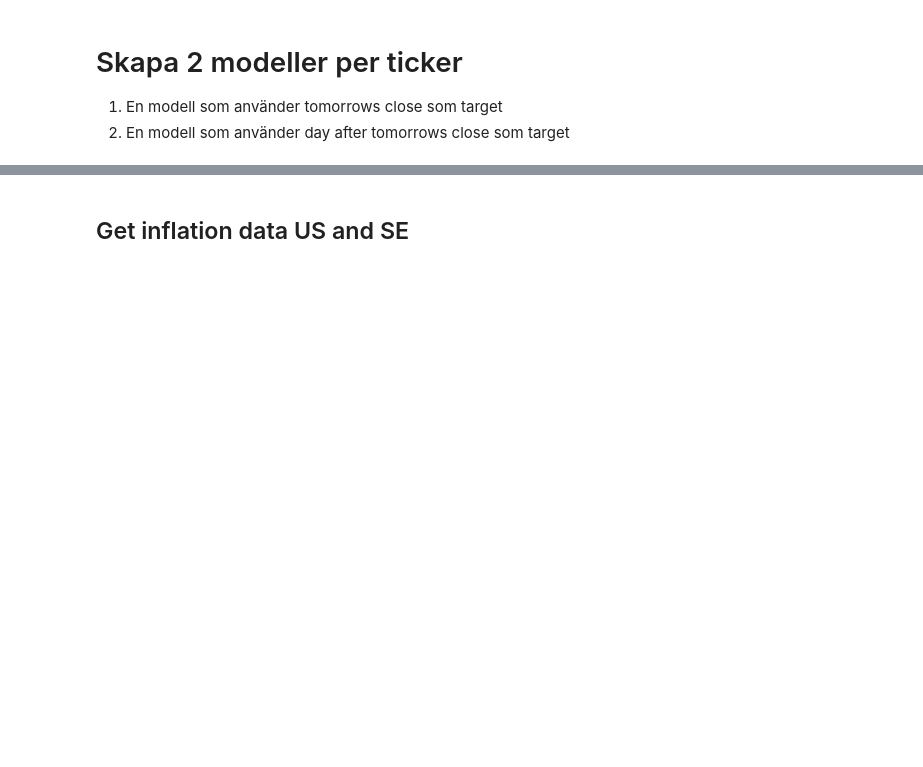
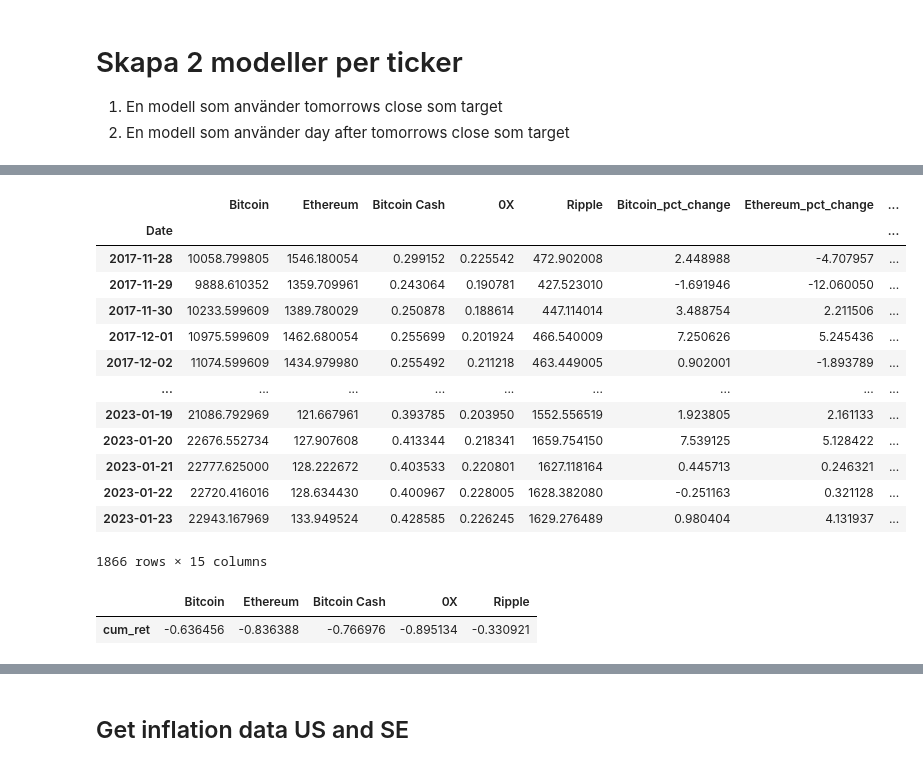
Before and after one commit to carokanns/the_new_Krypto, a Jupyter notebook: new_skapa_modeller.ipynb, the cells around one changed output, grey strips where cells are left out. Drawn from its saved outputs; the diff is of its cells as text; code cells hidden in the pictures; blank space fills up the shorter version.

```diff
--- a/new_skapa_modeller.ipynb
+++ b/new_skapa_modeller.ipynb
@@ -61,0 +87,16 @@ plotly==5.3.1
+# %%
+def import_ticker_data(tickers, ticker_names):
+    df = yf.download(tickers, interval='1d',
+                       group_by='ticker', auto_adjust=True)
+    df = pd.DataFrame(df.xs('Close', level=1, axis=1))
+    df.columns = ticker_names
+    df.dropna(inplace=True)
+
+    df = df.assign(**{ticker_name + '_pct_change': df[ticker_name].pct_change()*100 for ticker_name in ticker_names})
+    df.fillna(0, inplace=True)
+    # df.dropna(inplace=True)
+
+    return df
+
+df = import_ticker_data(tickers, ticker_names)
+df.tail(10)
@@ -61,0 +117,35 @@ plotly==5.3.1
+# %%
+def beräkna_rolling_mean(df, ticker_names, window=20):
+    rolling_mean=pd.DataFrame()
+    for ticker_name in ticker_names:
+        df[ticker_name+'-rolling']= df[ticker_name].rolling(window=window).mean()
+
+    df.dropna(inplace=True)
+    return df
+
+def beräkna_cumulative_return(df, ticker_names):
+    cumulative_return={}
+    for ticker_name in ticker_names:
+        cumulative_return[ticker_name] = (df[ticker_name].iloc[-1]/df[ticker_name].iloc[0]-1)
+    return cumulative_return
+
+df = beräkna_rolling_mean(df, ticker_names, window=20)
+display(df)
+display(pd.DataFrame(beräkna_cumulative_return(df.query("Date > '2021-04-13'"), ticker_names), index=['cum_ret']))
+# %% [output]
+|  | Bitcoin | Ethereum | Bitcoin Cash | 0X | Ripple | Bitcoin_pct_change | Ethereum_pct_change | ... |
+| Date |  |  |  |  |  |  |  | ... |
+| 2017-11-28 | 10058.799805 | 1546.180054 | 0.299152 | 0.225542 | 472.902008 | 2.448988 | -4.707957 | ... |
+| 2017-11-29 | 9888.610352 | 1359.709961 | 0.243064 | 0.190781 | 427.523010 | -1.691946 | -12.060050 | ... |
+| 2017-11-30 | 10233.599609 | 1389.780029 | 0.250878 | 0.188614 | 447.114014 | 3.488754 | 2.211506 | ... |
+| 2017-12-01 | 10975.599609 | 1462.680054 | 0.255699 | 0.201924 | 466.540009 | 7.250626 | 5.245436 | ... |
+| 2017-12-02 | 11074.599609 | 1434.979980 | 0.255492 | 0.211218 | 463.449005 | 0.902001 | -1.893789 | ... |
+| ... | ... | ... | ... | ... | ... | ... | ... | ... |
+| 2023-01-19 | 21086.792969 | 121.667961 | 0.393785 | 0.203950 | 1552.556519 | 1.923805 | 2.161133 | ... |
+| 2023-01-20 | 22676.552734 | 127.907608 | 0.413344 | 0.218341 | 1659.754150 | 7.539125 | 5.128422 | ... |
+| 2023-01-21 | 22777.625000 | 128.222672 | 0.403533 | 0.220801 | 1627.118164 | 0.445713 | 0.246321 | ... |
+| 2023-01-22 | 22720.416016 | 128.634430 | 0.400967 | 0.228005 | 1628.382080 | -0.251163 | 0.321128 | ... |
+| 2023-01-23 | 22943.167969 | 133.949524 | 0.428585 | 0.226245 | 1629.276489 | 0.980404 | 4.131937 | ... |
+1866 rows × 15 columns
+|  | Bitcoin | Ethereum | Bitcoin Cash | 0X | Ripple |
+| cum_ret | -0.636456 | -0.836388 | -0.766976 | -0.895134 | -0.330921 |
```
Also changed, not shown: parts of 24 cells of this notebook, 13 other files.
